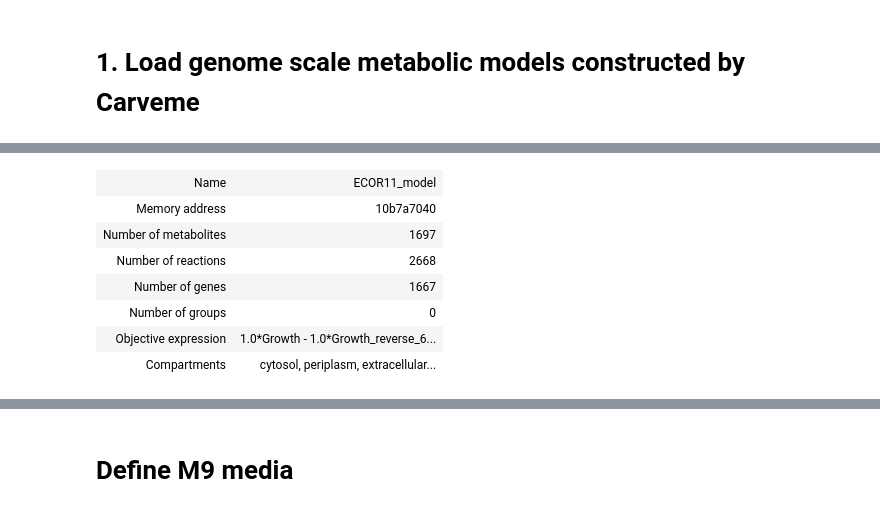
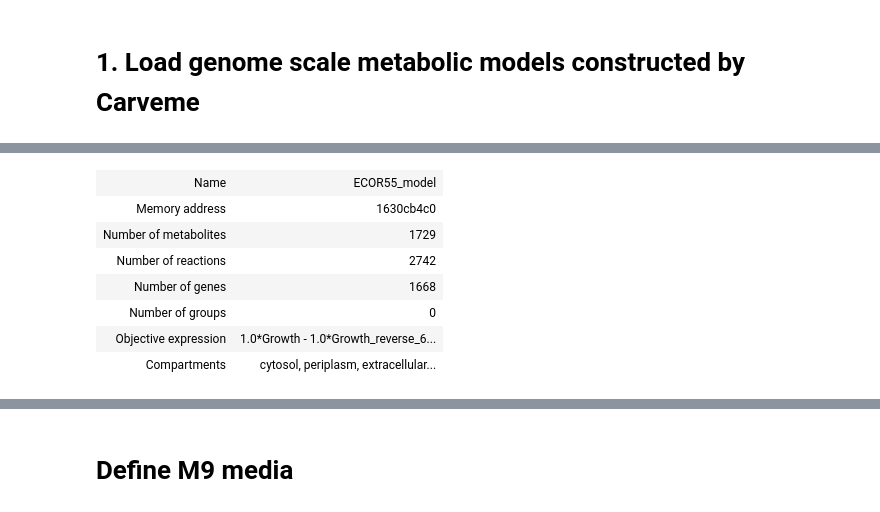
Before and after one commit to tsuruubi/ECORMA, a Jupyter notebook: 02_Flux_Balance_Analysis/script/03_Run_FBA.ipynb, the cells around one changed output, grey strips where cells are left out. Drawn from its saved outputs; the diff is of its cells as text; code cells hidden in the pictures.

```diff
--- a/02_Flux_Balance_Analysis/script/03_Run_FBA.ipynb
+++ b/02_Flux_Balance_Analysis/script/03_Run_FBA.ipynb
@@ -5,11 +5,10 @@ https://cobrapy.readthedocs.io/en/latest/getting_started.html
 # %% [markdown]
 # 0. Loading packages
 # %%
-from pathlib import Path
 import cobra
 from typing import Optional, Tuple, List
 from cobra.io import load_model,read_sbml_model,write_sbml_model
-from cobra.flux_analysis import flux_variability_analysis,single_reaction_deletion
+from cobra.flux_analysis import flux_variability_analysis,single_reaction_deletion, pfba
 from cobra.sampling import sample
 import os
 import pandas as pd
@@ -31,9 +30,21 @@ import warnings
 logging.getLogger("cobra.io.sbml").setLevel(logging.ERROR)
 logging.getLogger("cobra").setLevel(logging.ERROR)
 warnings.filterwarnings(    "ignore",    message=".*Series.__getitem__ treating keys as positions is deprecated.*")
+from statsmodels.tools.sm_exceptions import ConvergenceWarning
+import networkx as nx
 
 %matplotlib inline
 # If you want to increase the default width of the notebook
 #HTML("<style>.container { width:100% !important; }</style>")
 # The default height of the metabolic maps as displayed in the notebook
 escherDefaultMapHeight = 800
+
+# 収束警告を非表示にする（遺伝子数が多いプロセスのため）
+warnings.simplefilter('ignore', ConvergenceWarning)
+
+# 実行した時点の日時を表示するだけの簡単な関数
+def time_stamp():
+    print(f"⏱️ 実行完了時刻: {datetime.datetime.now().strftime('%Y-%m-%d %H:%M:%S')}")
+
+%config InlineBackend.figure_format = 'retina'
+time_stamp()
@@ -52,6 +62,4 @@ model_sels
 # %%
-# strain list: ['ECOR11', 'ECOR32', ...]
-species = [f"ECOR{str(n).zfill(2)}" for n in model_sels]
-
-# model list: ['ECOR11_model.xml', ...]
-models = [f"ECOR{str(n).zfill(2)}_model.xml" for n in model_sels]
+species=["ECOR"+str(n).zfill(2) for n in np.arange(1,73)]
+models=["ECOR"+str(n).zfill(2)+"_model.xml" for n in np.arange(1,73)]
+time_stamp()
@@ -81,13 +102,13 @@ print(model_dir)
 # %%
-# load a model
-model=read_sbml_model(model_dir / models[0])
-model
+model=read_sbml_model("/Volumes/Versatile/ECOR/carveme/"+models[54])
+display(model)
+time_stamp()
 # %% [output]
-| Name | ECOR11_model |
-| Memory address | 10b7a7040 |
-| Number of metabolites | 1697 |
-| Number of reactions | 2668 |
-| Number of genes | 1667 |
+| Name | ECOR55_model |
+| Memory address | 1630cb4c0 |
+| Number of metabolites | 1729 |
+| Number of reactions | 2742 |
+| Number of genes | 1668 |
 | Number of groups | 0 |
 | Objective expression | 1.0*Growth - 1.0*Growth_reverse_6... |
 | Compartments | cytosol, periplasm, extracellular... |
```
Also changed, not shown: parts of 38 cells of this notebook.
